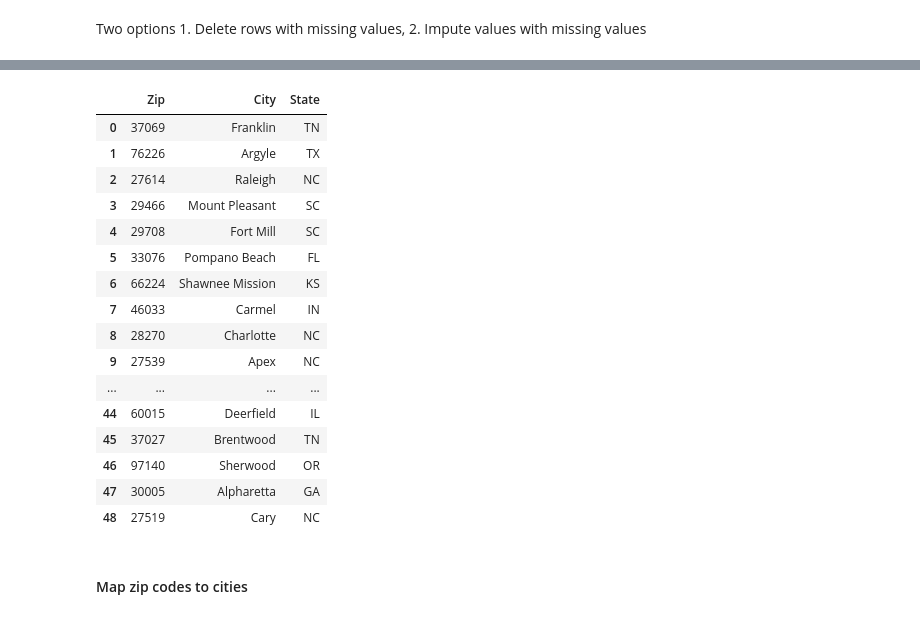
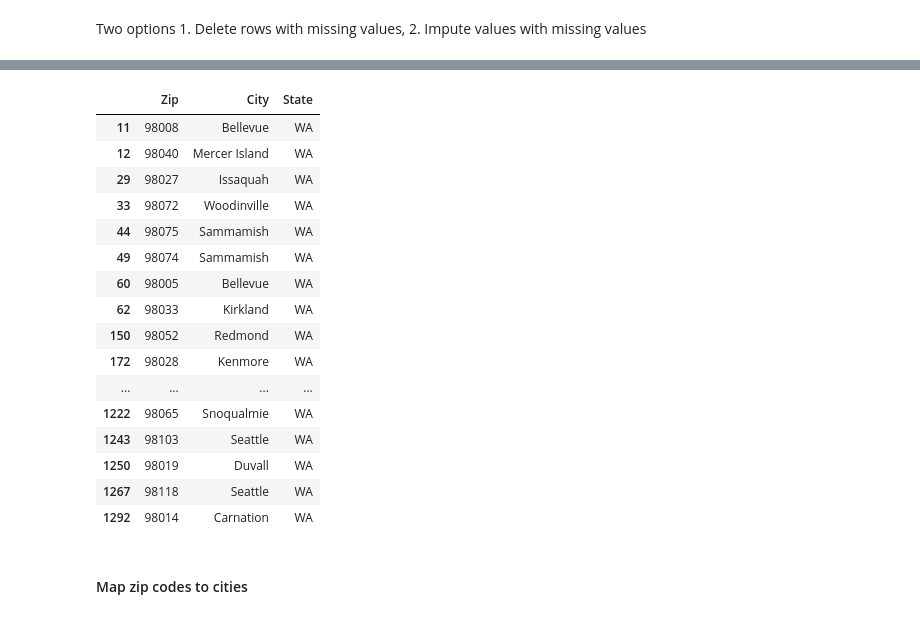
Before and after one commit to MLondon1027/Relocation_Recommender_System, a Jupyter notebook: Real_Estate_Recommender.ipynb, the cells around one changed output, grey strips where cells are left out. Saved outputs shown, nothing was run; the diff lists cells and outputs as text; code cells hidden in the pictures.

```diff
--- a/Real_Estate_Recommender.ipynb
+++ b/Real_Estate_Recommender.ipynb
@@ -446,3 +426,23 @@ list(housing_char_percents.columns)
+# %%
+# Rename housing columns
+housing_char_percents.rename(columns={'Estimate!!Percent occupied housing units!!Occupied housing units!!UNITS IN STRUCTURE!!1, detached': 'Percent_SF_Houses_Det'}, inplace=True)
+housing_char_percents.rename(columns={'Estimate!!Percent occupied housing units!!Occupied housing units!!UNITS IN STRUCTURE!!1, attached': 'Percent_SF_Houses_Att'}, inplace=True)
+housing_char_percents.rename(columns={'Estimate!!Percent occupied housing units!!Occupied housing units!!UNITS IN STRUCTURE!!2 apartments': 'Percent_2F_Apts'}, inplace=True)
+housing_char_percents.rename(columns={'Estimate!!Percent occupied housing units!!Occupied housing units!!UNITS IN STRUCTURE!!3 or 4 apartments': 'Percent_3_4F_Apts'}, inplace=True)
+housing_char_percents.rename(columns={'Estimate!!Percent occupied housing units!!Occupied housing units!!UNITS IN STRUCTURE!!5 to 9 apartments':'Percent_5_9F_Apts'}, inplace=True)
+housing_char_percents.rename(columns={'Estimate!!Percent occupied housing units!!Occupied housing units!!UNITS IN STRUCTURE!!10 or more apartments':'Percent_10_PlusF_Apts'}, inplace=True)
+housing_char_percents.rename(columns={'Estimate!!Percent occupied housing units!!Occupied housing units!!UNITS IN STRUCTURE!!Mobile home or other type of housing':'Percent_Mobile_Home'}, inplace=True)
+housing_char_percents.rename(columns={'Estimate!!Percent occupied housing units!!Occupied housing units!!YEAR STRUCTURE BUILT!!2014 or later':'Percent_Yr_Built_2014_Plus'}, inplace=True)
+housing_char_percents.rename(columns={'Estimate!!Percent occupied housing units!!Occupied housing units!!YEAR STRUCTURE BUILT!!2010 to 2013':'Percent_Yr_Built_2010_2013'}, inplace=True)
+housing_char_percents.rename(columns={'Estimate!!Percent occupied housing units!!Occupied housing units!!YEAR STRUCTURE BUILT!!2000 to 2009':'Percent_Yr_Built_2000_2009'}, inplace=True)
+housing_char_percents.rename(columns={'Estimate!!Percent occupied housing units!!Occupied housing units!!YEAR STRUCTURE BUILT!!1980 to 1999':'Percent_Yr_Built_1980_1999'}, inplace=True)
+housing_char_percents.rename(columns={'Estimate!!Percent occupied housing units!!Occupied housing units!!YEAR STRUCTURE BUILT!!1960 to 1979':'Percent_Yr_Built_1960_1979'}, inplace=True)
+housing_char_percents.rename(columns={'Estimate!!Percent occupied housing units!!Occupied housing units!!YEAR STRUCTURE BUILT!!1940 to 1959':'Percent_Yr_Built_1940_1959'}, inplace=True)
+housing_char_percents.rename(columns={'Estimate!!Percent occupied housing units!!Occupied housing units!!YEAR STRUCTURE BUILT!!1939 or earlier':'Percent_Yr_Built_1939_Prior'}, inplace=True)
+# %%
+# Select housing columns
+
+housing_char_percents = housing_char_percents[['Percent_SF_Houses_Det', 'Percent_SF_Houses_Att', 'Percent_2F_Apts', 'Percent_3_4F_Apts', 'Percent_5_9F_Apts', 'Percent_10_PlusF_Apts', 'Percent_Mobile_Home', 'Percent_Yr_Built_2014_Plus', 'Percent_Yr_Built_2010_2013', 'Percent_Yr_Built_2000_2009', 'Percent_Yr_Built_1980_1999', 'Percent_Yr_Built_1960_1979', 'Percent_Yr_Built_1940_1959', 'Percent_Yr_Built_1939_Prior']]
 # %% [markdown]
 #### Edit employment percents dataset
 # %%
@@ -626,7 +642,7 @@ data_percents = data_percents[['total_pop', 'Percent_Under_5', 'Percent_5_to_9',
 # Merge columns together
 # Add density if you want later
 
-final = pd.concat([data_percents, education_percents, employment_percents, language_percents, veteran_percents, transportation_percents, financial_percents, marital_percents, real_estate_2019, density], axis=1)
+final = pd.concat([data_percents, education_percents, employment_percents, language_percents, veteran_percents, transportation_percents, financial_percents, marital_percents, real_estate_2019, density, housing_char_percents], axis=1)
 # %%
 # Fix the remaining object datatypes in the final. Cut down zip codes less than 2000
 final['Mean_Commute_Time'] = final['Mean_Commute_Time'].astype(float)
@@ -763,7 +779,7 @@ mapping = pd.Series(scaled.reset_index().index, index = scaled.index)
 #     print(similarity_score)
 #     return best
 # %%
-def cosine_recommend_zip(zip_input, num=10):
+def cosine_recommend_zip(zip_input, num=10, state=None):
     zip_location = pd.read_csv('data/us-zip-code-latitude-and-longitude.csv', sep = ';')
     zip_index = int(mapping[zip_input])
     #get similarity values with other zip codes
@@ -772,16 +788,20 @@ def cosine_recommend_zip(zip_input, num=10):
     #sort in descending order the similarity score of zip inputted with all the other zip codes
     similarity_score = sorted(similarity_score, key=lambda x: x[1], reverse=True)
     # Get the scores of the 15 most similar zip codes. Ignore the first zip code.
-    similarity_score = similarity_score[1:num+1]
     #return zip codes using the mapping series
     zip_indices = [i[0] for i in similarity_score]
+    #similarity_score = similarity_score[1:num+1]
     best = []
     for i in zip_indices:
         best.append(int(final_del_nans.reset_index().iloc[i][0]))
     df = pd.DataFrame(data = best, columns = ['Zip'])
     merged = pd.merge(df,zip_location,on='Zip',how='inner')
     merged = merged[['Zip', 'City', 'State']]
-    return merged
+    if state==None:
+        return merged[1:num+1]
+    else:
+        merged = merged[merged['State']==state]
+        return merged[1:num+1]
 # %%
 # def euclidean_recommend_zip(zip_input):
 #     zip_location = pd.read_csv('data/us-zip-code-latitude-and-longitude.csv', sep = ';')
@@ -805,26 +825,26 @@ def cosine_recommend_zip(zip_input, num=10):
 # %%
 pd.set_option('display.max_rows', None)
 pd.set_option('display.max_columns', None)
 pd.set_option('display.width', None)
-cosine_recommend_zip('78738', 50)
+cosine_recommend_zip('98006', 50, 'WA')
 # %% [output]
 |  | Zip | City | State |
-| 0 | 37069 | Franklin | TN |
-| 1 | 76226 | Argyle | TX |
-| 2 | 27614 | Raleigh | NC |
-| 3 | 29466 | Mount Pleasant | SC |
-| 4 | 29708 | Fort Mill | SC |
-| 5 | 33076 | Pompano Beach | FL |
-| 6 | 66224 | Shawnee Mission | KS |
-| 7 | 46033 | Carmel | IN |
-| 8 | 28270 | Charlotte | NC |
-| 9 | 27539 | Apex | NC |
+| 11 | 98008 | Bellevue | WA |
+| 12 | 98040 | Mercer Island | WA |
+| 29 | 98027 | Issaquah | WA |
+| 33 | 98072 | Woodinville | WA |
+| 44 | 98075 | Sammamish | WA |
+| 49 | 98074 | Sammamish | WA |
+| 60 | 98005 | Bellevue | WA |
+| 62 | 98033 | Kirkland | WA |
+| 150 | 98052 | Redmond | WA |
+| 172 | 98028 | Kenmore | WA |
 | ... | ... | ... | ... |
-| 44 | 60015 | Deerfield | IL |
-| 45 | 37027 | Brentwood | TN |
-| 46 | 97140 | Sherwood | OR |
-| 47 | 30005 | Alpharetta | GA |
-| 48 | 27519 | Cary | NC |
+| 1222 | 98065 | Snoqualmie | WA |
+| 1243 | 98103 | Seattle | WA |
+| 1250 | 98019 | Duvall | WA |
+| 1267 | 98118 | Seattle | WA |
+| 1292 | 98014 | Carnation | WA |
 # %% [markdown]
 #### Map zip codes to cities
 # %%
```
Also changed, not shown: parts of 8 cells of this notebook.
